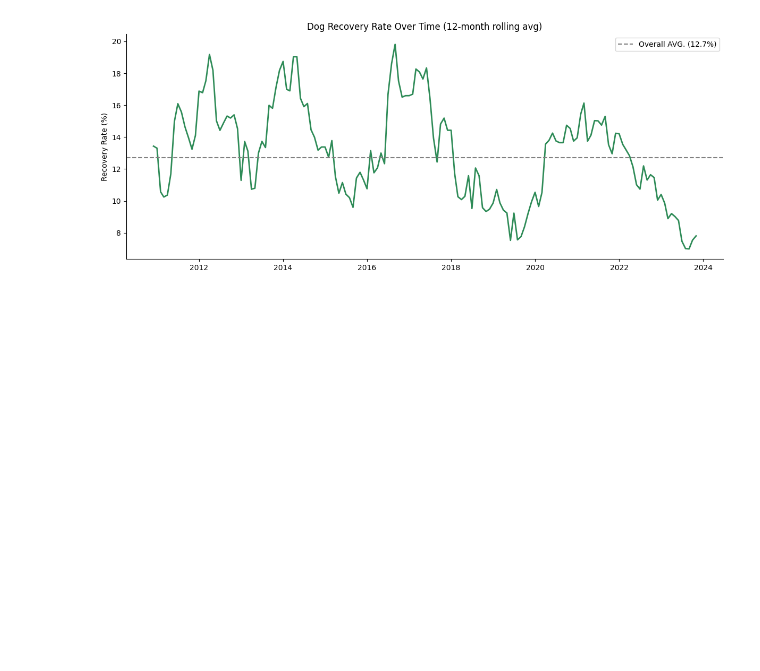
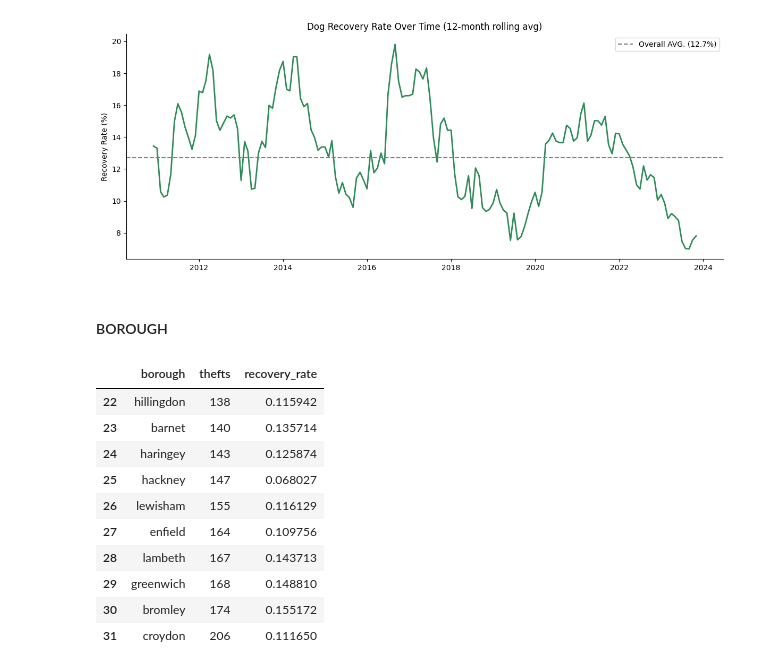
Before and after one commit to sam-maceoghain/dog_theft_london, a Jupyter notebook: 3. EDA.ipynb, the cells around one changed output. Drawn from its saved outputs; the diff is of its cells as text; code cells hidden in the pictures; blank space fills up the shorter version.

```diff
--- a/3. EDA.ipynb
+++ b/3. EDA.ipynb
@@ -180,3 +176,25 @@ plt.tight_layout()
 plt.show()
 # %% [output]
 [figure]
+# %% [markdown]
+#### BOROUGH
+# %%
+# Thefts / Recovery %
+borough_stats = df.groupby('borough').agg(thefts=('recovered', 'count'),
+                                          recovery_rate=('recovered', 'mean')
+                                         ).sort_values('thefts', ascending=True).reset_index()
+
+# View Top 10
+display(borough_stats.tail(10))
+# %% [output]
+|  | borough | thefts | recovery_rate |
+| 22 | hillingdon | 138 | 0.115942 |
+| 23 | barnet | 140 | 0.135714 |
+| 24 | haringey | 143 | 0.125874 |
+| 25 | hackney | 147 | 0.068027 |
+| 26 | lewisham | 155 | 0.116129 |
+| 27 | enfield | 164 | 0.109756 |
+| 28 | lambeth | 167 | 0.143713 |
+| 29 | greenwich | 168 | 0.148810 |
+| 30 | bromley | 174 | 0.155172 |
+| 31 | croydon | 206 | 0.111650 |
```
Also changed, not shown: parts of 5 cells of this notebook.
